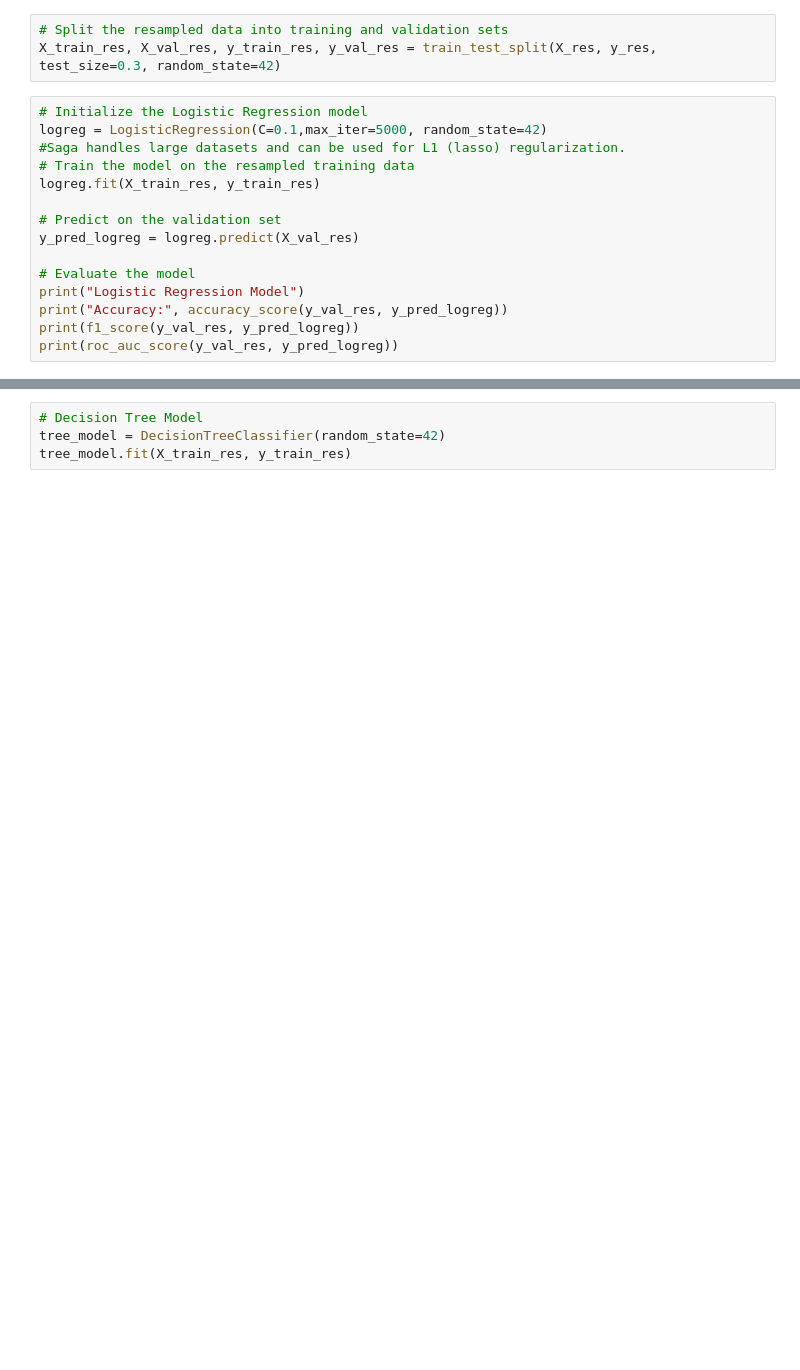
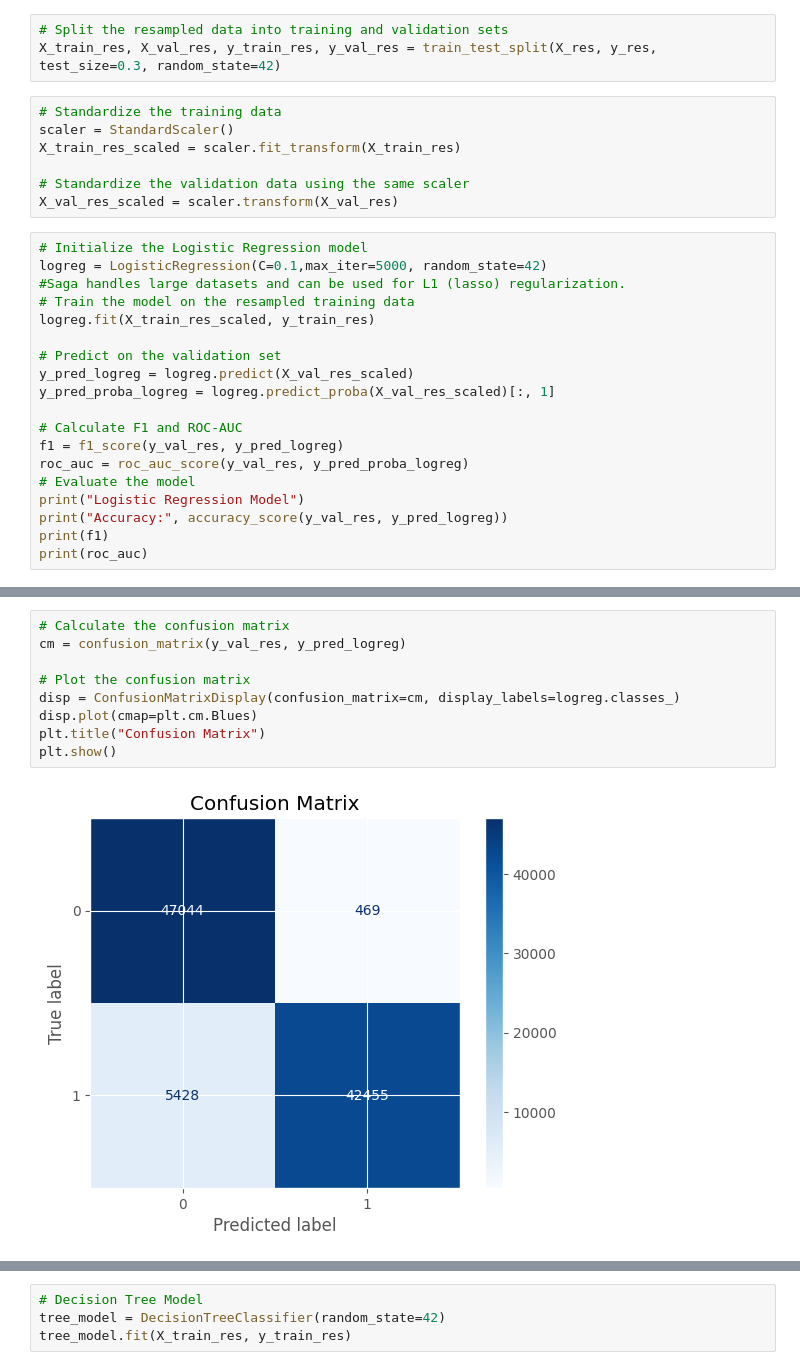
Before and after one commit to mohameedamrr/loan-defaulter-prediction, a Jupyter notebook: Test Notebooks/data-processing-init.ipynb, the cells around one changed output, grey strips where cells are left out. Cells and saved outputs as stored; diff of their text form; blank space fills up the shorter version.

```diff
--- a/Test Notebooks/data-processing-init.ipynb
+++ b/Test Notebooks/data-processing-init.ipynb
@@ -122,20 +123,31 @@ X_res, y_res = adasyn.fit_resample(X_train, y_train)
 # %%
 # Split the resampled data into training and validation sets
 X_train_res, X_val_res, y_train_res, y_val_res = train_test_split(X_res, y_res, test_size=0.3, random_state=42)
+# %%
+# Standardize the training data
+scaler = StandardScaler()
+X_train_res_scaled = scaler.fit_transform(X_train_res)
+
+# Standardize the validation data using the same scaler
+X_val_res_scaled = scaler.transform(X_val_res)
 # %%
 # Initialize the Logistic Regression model
 logreg = LogisticRegression(C=0.1,max_iter=5000, random_state=42)
 #Saga handles large datasets and can be used for L1 (lasso) regularization.
 # Train the model on the resampled training data
-logreg.fit(X_train_res, y_train_res)
+logreg.fit(X_train_res_scaled, y_train_res)
 
 # Predict on the validation set
-y_pred_logreg = logreg.predict(X_val_res)
+y_pred_logreg = logreg.predict(X_val_res_scaled)
+y_pred_proba_logreg = logreg.predict_proba(X_val_res_scaled)[:, 1]
 
+# Calculate F1 and ROC-AUC
+f1 = f1_score(y_val_res, y_pred_logreg)
+roc_auc = roc_auc_score(y_val_res, y_pred_proba_logreg)
 # Evaluate the model
 print("Logistic Regression Model")
 print("Accuracy:", accuracy_score(y_val_res, y_pred_logreg))
-print(f1_score(y_val_res, y_pred_logreg))
-print(roc_auc_score(y_val_res, y_pred_logreg))
+print(f1)
+print(roc_auc)
 # %% [output]
 Logistic Regression Model
@@ -153 +168,12 @@ Please also refer to the documentation for alternative solver options:
+# %%
+# Calculate the confusion matrix
+cm = confusion_matrix(y_val_res, y_pred_logreg)
+
+# Plot the confusion matrix
+disp = ConfusionMatrixDisplay(confusion_matrix=cm, display_labels=logreg.classes_)
+disp.plot(cmap=plt.cm.Blues)
+plt.title("Confusion Matrix")
+plt.show()
+# %% [output]
+[figure, added]
 # %%
```
Also changed, not shown: parts of 25 cells of this notebook, 4 other files.
